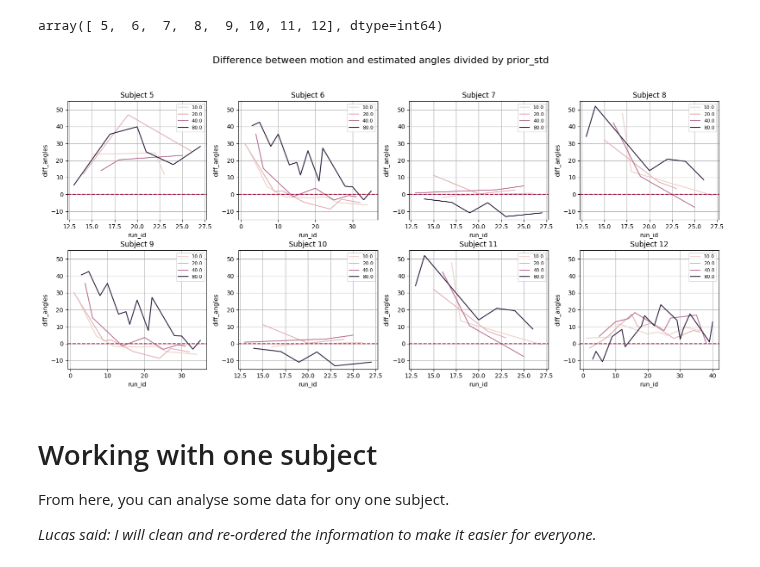
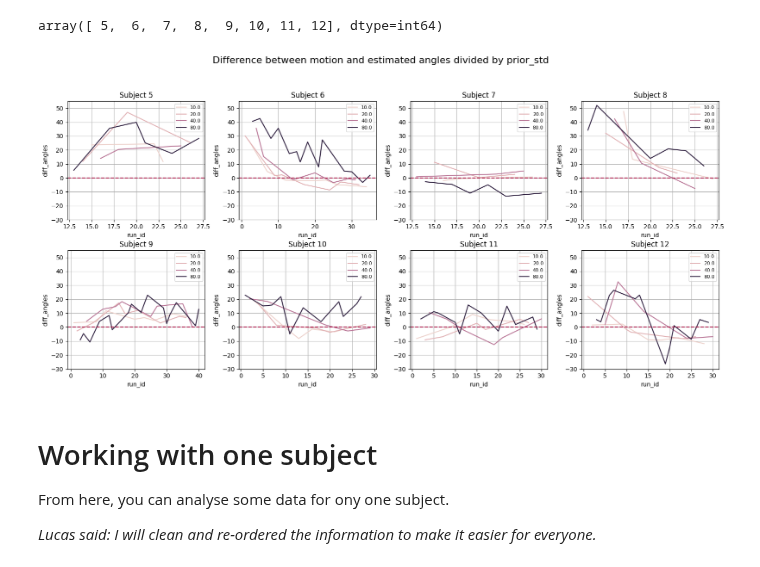
Before and after one commit to lucasbaldezzari/babesbayes-nma, a Jupyter notebook: coding/Issue4_Xiaoxiao.ipynb, the cells around one changed output. Drawn from its saved outputs; the diff is of its cells as text; code cells hidden in the pictures.

Commit message:
Updating plot

```diff
--- a/coding/Issue4_Xiaoxiao.ipynb
+++ b/coding/Issue4_Xiaoxiao.ipynb
@@ -102,34 +102,34 @@ array([ 5,  6,  7,  8,  9, 10, 11, 12], dtype=int64)
 # %%
 interest_cols = ["motion_direction","estimate_angles","diff_angles","prior_std"]
 rows = 2
 cols = 4
 fig, axs = plt.subplots(rows, cols, figsize=(16, 8))
 subjects = data_cleaned["subject_id"].unique()
 accum = 0
 for i in range(rows):
     for j in range(cols):
         ##grouping the data by run_id for each subject
-        temp_data = data_cleaned[data_cleaned["subject_id"] == subjects[i+j]]
+        temp_data = data_cleaned[data_cleaned["subject_id"] == subjects[accum]]
         grups = temp_data.groupby("run_id")[interest_cols].mean()
         sns.lineplot(grups, x = grups.index ,y="diff_angles", hue = "prior_std",ax=axs[i,j])
         axs[i,j].set_title(f"Subject {subjects[accum]}")
         accum += 1
         ##adding a horizontal line at 0
         axs[i,j].axhline(0, color="#aa1445", linestyle="--")
         ##fontsize of legend in 8
         axs[i,j].legend(fontsize=8)
         ##limit the y-axis to -15 and 55
-        axs[i,j].set_ylim(-15,55)
+        axs[i,j].set_ylim(-30,55)
         ##grid on
         axs[i,j].grid()
 plt.tight_layout()
 ##general title
 plt.suptitle("Difference between motion and estimated angles divided by prior_std", fontsize=16)
 ##adding space between the subplots
 plt.subplots_adjust(top=0.85)
 plt.show()
 # %% [output]
-[figure, old version]
+[figure, new version]
 # %% [markdown]
 # Working with one subject
 
```
